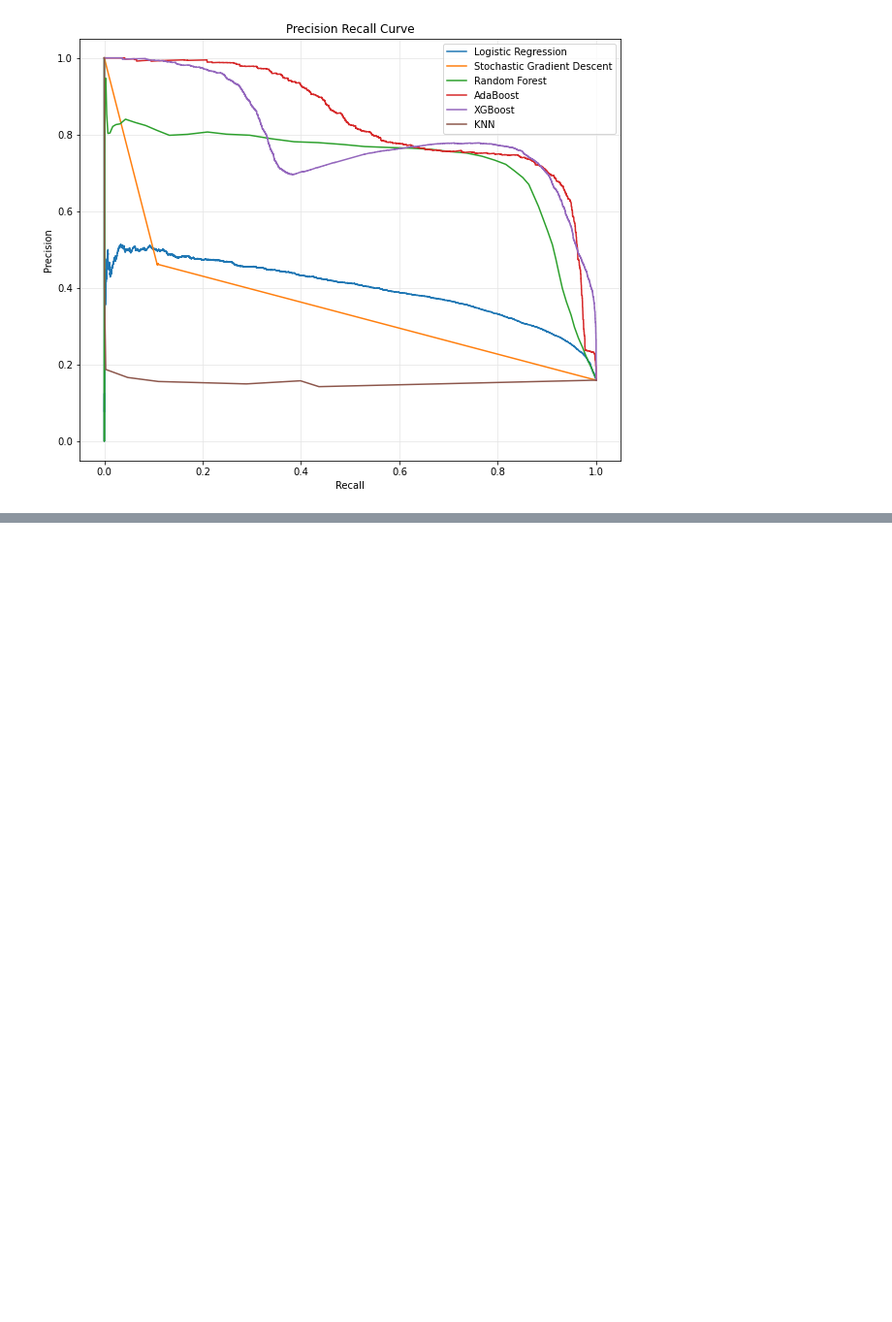
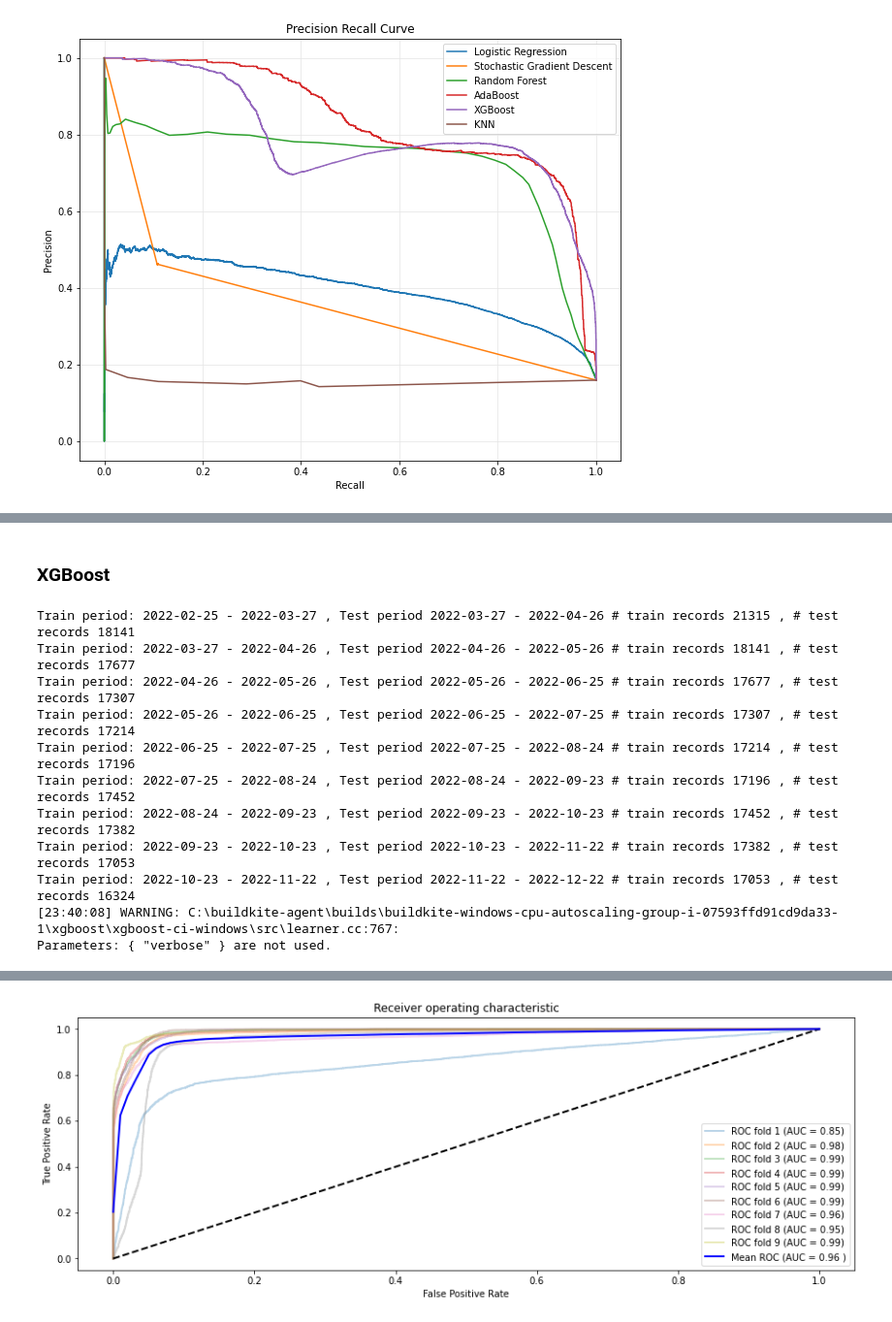
Before and after one commit to tmyroniuk/Naukma_api_project, a Jupyter notebook: 4. Model Training.ipynb, the cells around one changed output, grey strips where cells are left out. Shown at 97% size. Cells and saved outputs as stored; diff of their text form; code cells hidden in the pictures; blank space fills up the shorter version.

```diff
--- a/4. Model Training.ipynb
+++ b/4. Model Training.ipynb
@@ -479,0 +662,58 @@ plt.legend()
+# %% [markdown]
+### XGBoost
+# %%
+#### Compute average test sets score (AUC)
+mean_fpr = np.linspace(0, 1, 100)
+
+tprs = []
+aucs = []
+i = 1
+for train_index, test_index in tscv.split(X, date_column='day_datetime'):
+
+    data_train   = X.loc[train_index].drop('day_datetime', axis=1)
+    target_train = y.loc[train_index]
+
+    data_test    = X.loc[test_index].drop('day_datetime', axis=1)
+    target_test  = y.loc[test_index]
+
+    clf = models[selected_models[2]]
+    clf.fit(data_train, target_train)
+
+    probas_ = clf.predict_proba(data_test)[:, 1]
+
+    # Compute ROC curve and area the curve
+    fpr, tpr, thresholds = roc_curve(target_test, probas_)
+    tprs.append(interp(mean_fpr, fpr, tpr))
+
+    roc_auc = metrics.auc(fpr, tpr)
+    aucs.append(roc_auc)
+
+    plt.plot(fpr, tpr, lw=2, alpha=0.3, label='ROC fold %d (AUC = %0.2f)' % (i, roc_auc))
+
+    i+=1
+
+plt.plot([0,1], [0,1], linestyle = '--', lw = 2, color = 'black')
+
+mean_tpr = np.mean(tprs, axis=0)
+mean_auc = metrics.auc(mean_fpr, mean_tpr)
+
+plt.plot(mean_fpr, mean_tpr, color='blue', label=r'Mean ROC (AUC = %0.2f )' % (mean_auc), lw=2, alpha=1)
+
+
+plt.xlabel('False Positive Rate')
+plt.ylabel('True Positive Rate')
+plt.title('Receiver operating characteristic')
+plt.legend(loc="lower right")
+plt.show()
+# %% [output]
+Train period: 2022-02-25 - 2022-03-27 , Test period 2022-03-27 - 2022-04-26 # train records 21315 , # test records 18141
+Train period: 2022-03-27 - 2022-04-26 , Test period 2022-04-26 - 2022-05-26 # train records 18141 , # test records 17677
+Train period: 2022-04-26 - 2022-05-26 , Test period 2022-05-26 - 2022-06-25 # train records 17677 , # test records 17307
+Train period: 2022-05-26 - 2022-06-25 , Test period 2022-06-25 - 2022-07-25 # train records 17307 , # test records 17214
+Train period: 2022-06-25 - 2022-07-25 , Test period 2022-07-25 - 2022-08-24 # train records 17214 , # test records 17196
+Train period: 2022-07-25 - 2022-08-24 , Test period 2022-08-24 - 2022-09-23 # train records 17196 , # test records 17452
+Train period: 2022-08-24 - 2022-09-23 , Test period 2022-09-23 - 2022-10-23 # train records 17452 , # test records 17382
+Train period: 2022-09-23 - 2022-10-23 , Test period 2022-10-23 - 2022-11-22 # train records 17382 , # test records 17053
+Train period: 2022-10-23 - 2022-11-22 , Test period 2022-11-22 - 2022-12-22 # train records 17053 , # test records 16324
+[23:40:08] WARNING: C:\buildkite-agent\builds\buildkite-windows-cpu-autoscaling-group-i-07593ffd91cd9da33-1\xgboost\xgboost-ci-windows\src\learner.cc:767:
+Parameters: { "verbose" } are not used.
@@ -479,0 +736 @@ plt.legend()
+[figure, added]
```
Also changed, not shown: parts of 27 cells of this notebook.
